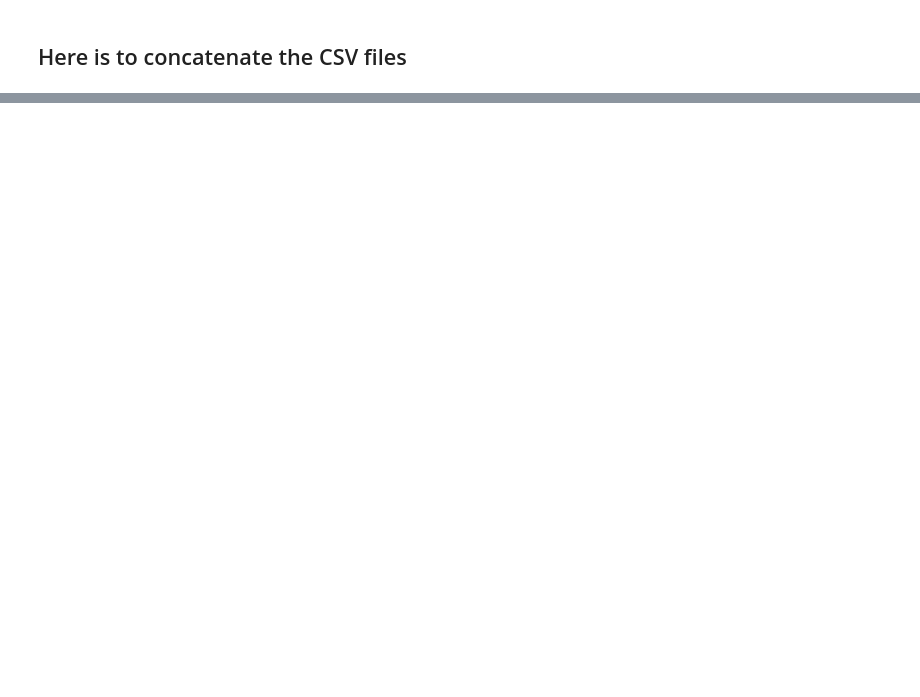
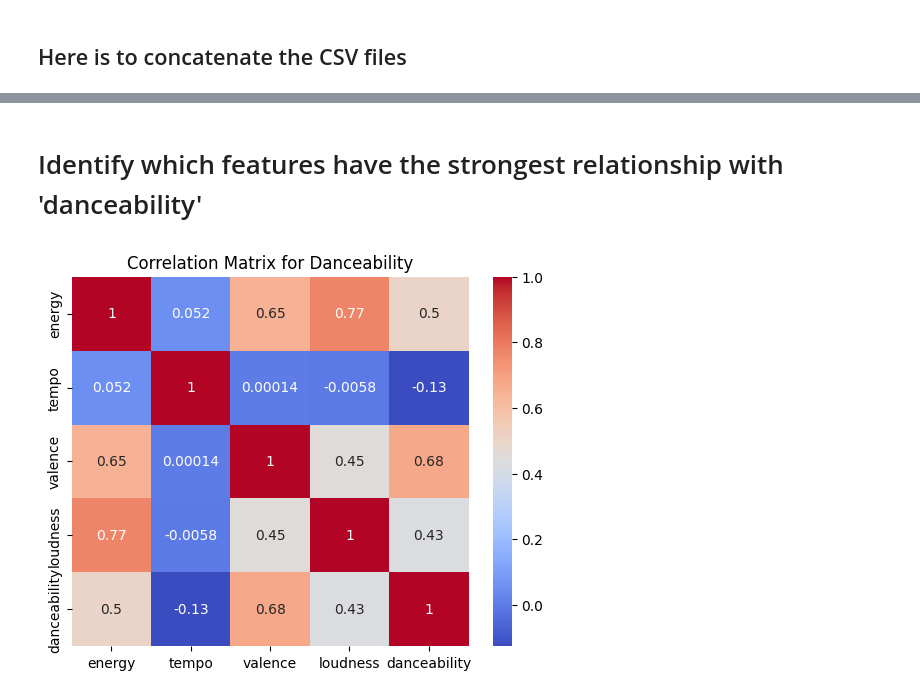
Before and after one commit to richirey75/Data-Mining-CS4990, a Jupyter notebook: DataMiningProject.ipynb, the cells around one changed output, grey strips where cells are left out. Saved outputs shown, nothing was run; the diff lists cells and outputs as text; code cells hidden in the pictures; blank space fills up the shorter version.

```diff
--- a/DataMiningProject.ipynb
+++ b/DataMiningProject.ipynb
@@ -249,0 +274,12 @@ combined_df.to_csv('combined_tracks_info.csv', index=False)
+# %% [markdown]
+# Identify which features have the strongest relationship with 'danceability'
+# %%
+# calculate correlations
+correlation_matrix = combined_df.corr()
+
+# plot a heatmap of the correlation matrix
+sns.heatmap(correlation_matrix, annot=True, cmap='coolwarm')
+plt.title('Correlation Matrix for Danceability')
+plt.show()
+# %% [output]
+[figure, added]
```
Also changed, not shown: parts of 10 cells of this notebook.
